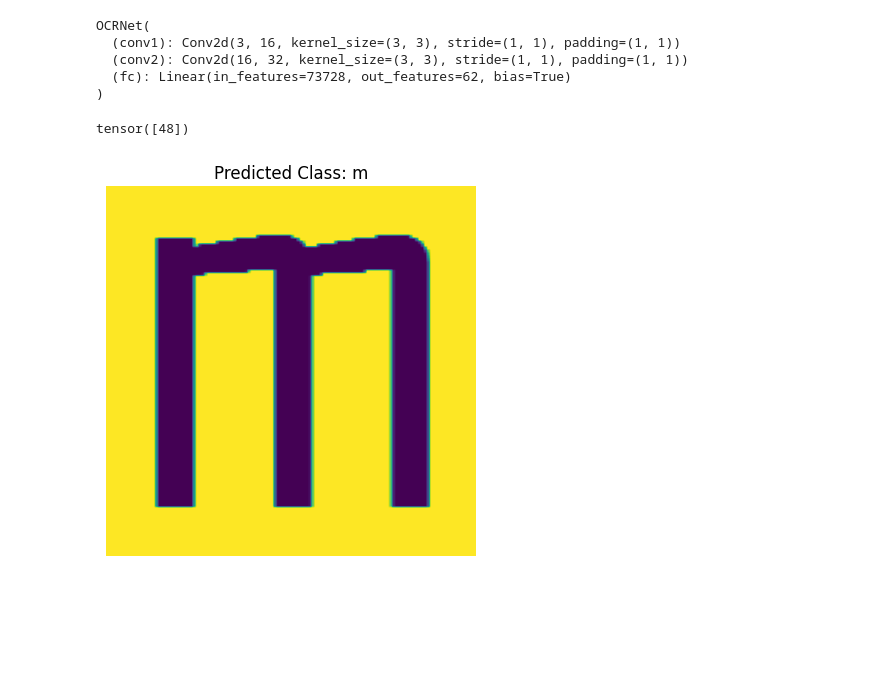
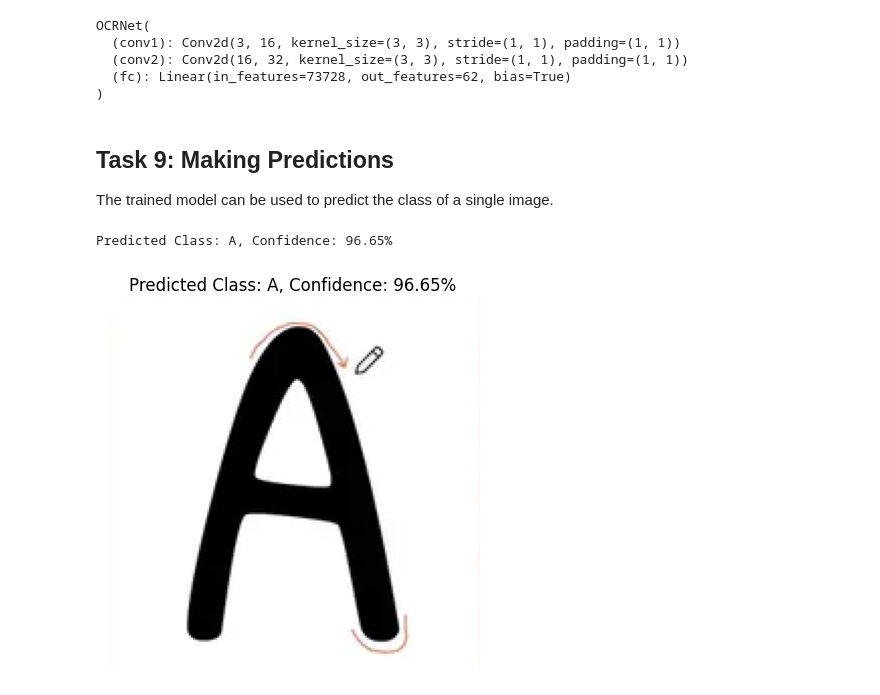
Before and after one commit to josuebatista/PyTorchOCR, a Jupyter notebook: PyTorch_OCR.ipynb, the cells around one changed output. Drawn from its saved outputs; the diff is of its cells as text; code cells hidden in the pictures; blank space fills up the shorter version.

```diff
--- a/PyTorch_OCR.ipynb
+++ b/PyTorch_OCR.ipynb
@@ -240,9 +313,9 @@ else:
 # Load model
 model = OCRNet(num_features)
 if drive_mounted:
-    model.load_state_dict(torch.load('/content/drive/MyDrive/PyTorch_Coursera/Python_OCR/PyTorch_OCR_20230613a.pth'))
+    model.load_state_dict(torch.load('/content/drive/MyDrive/Python_OCR/PyTorch_OCR_20230613a.pth'))
 else:
-    model.load_state_dict(torch.load('/content/drive/MyDrive/PyTorch_Coursera/Python_OCR/PyTorch_OCR.pth'))
+    model.load_state_dict(torch.load('/content/drive/MyDrive/Python_OCR/PyTorch_OCR.pth'))
 model.eval()  # Ensure the model is in evaluation mode
 # %% [output]
 OCRNet(
@@ -250,29 +323,39 @@ OCRNet(
   (conv2): Conv2d(16, 32, kernel_size=(3, 3), stride=(1, 1), padding=(1, 1))
   (fc): Linear(in_features=73728, out_features=62, bias=True)
 )
+# %% [markdown]
+## Task 9: Making Predictions
+
+The trained model can be used to predict the class of a single image.
 # %%
+import torch.nn.functional as F
+
 classes = list('0123456789ABCDEFGHIJKLMNOPQRSTUVWXYZabcdefghijklmnopqrstuvwxyz')
 
 def predict(model, image_path, transform):
     image = Image.open(image_path).convert('RGB')  # Convert to RGB
     image = transform(image).unsqueeze(0)
 
     model.eval()  # Set the model to evaluation mode
     with torch.no_grad():
         output = model(image)
-        _, predicted_idx = torch.max(output, 1)
-        print(predicted_idx)
+        probabilities = F.softmax(output, dim=1)
+        predicted_prob, predicted_idx = torch.max(probabilities, 1)
         predicted_class = classes[predicted_idx]
 
+        confidence = predicted_prob.item() * 100  # convert to percentage
+        print(f'Predicted Class: {predicted_class}, Confidence: {confidence:.2f}%')
+
     plt.imshow(Image.open(image_path))
-    plt.title(f'Predicted Class: {predicted_class}')
+    plt.title(f'Predicted Class: {predicted_class}, Confidence: {confidence:.2f}%')
     plt.axis('off')
     plt.show()
 
 # Specify the path to your image
-image_path = '/content/EnglishFnt/English/Fnt/Sample049/img049-00001.png'
+#image_path = '/content/EnglishFnt/English/Fnt/Sample049/img049-00001.png'
+image_path = '/content/sample_A3.png'
 
 predict(model, image_path, preprocess)
 # %% [output]
-tensor([48])
+Predicted Class: A, Confidence: 96.65%
-[figure, old version]
+[figure, new version]
```
Also changed, not shown: parts of 16 cells of this notebook.
